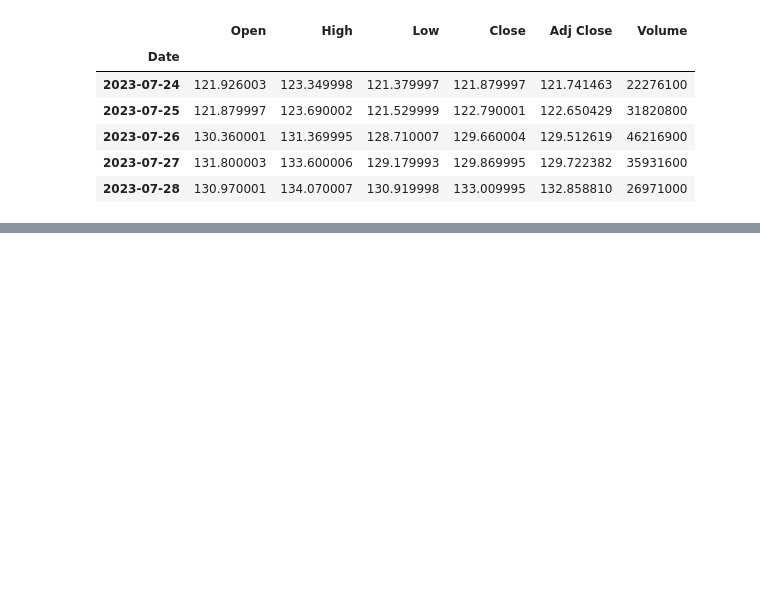
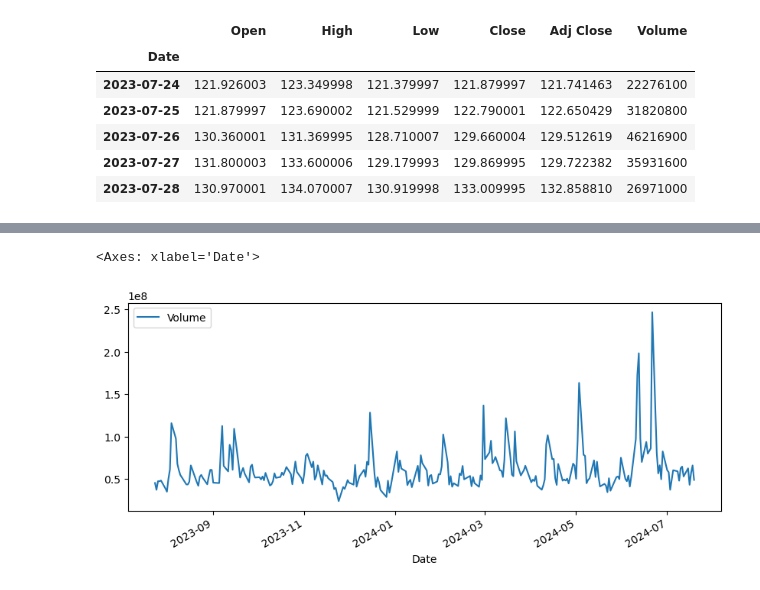
Before and after one commit to hferhat/DataWorks, a Jupyter notebook: StockMarketAnalysis.ipynb, the cells around one changed output, grey strips where cells are left out. Cells and saved outputs as stored; diff of their text form; code cells hidden in the pictures; blank space fills up the shorter version.

```diff
--- a/StockMarketAnalysis.ipynb
+++ b/StockMarketAnalysis.ipynb
@@ -254,0 +273,5 @@ GOOG
+# %%
+AAPL['Volume'].plot(legend=True,figsize=(10,4))
+# %% [output]
+<Axes: xlabel='Date'>
+[figure, added]
```
Also changed, not shown: parts of 8 cells of this notebook.
